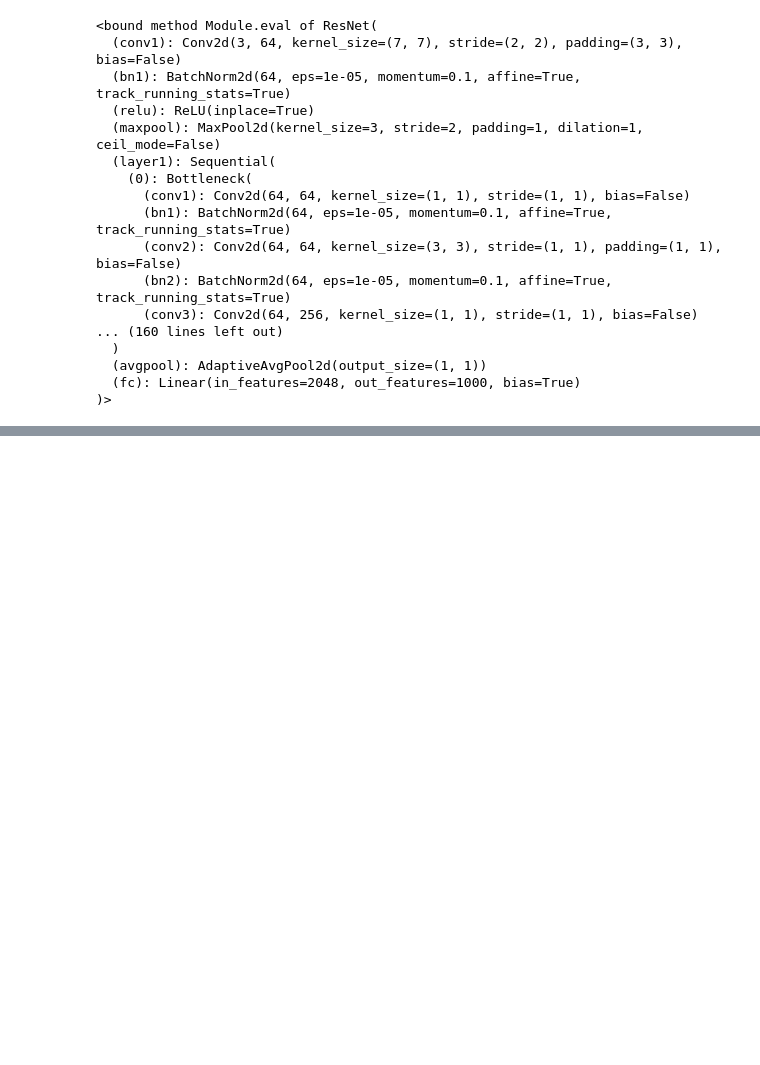
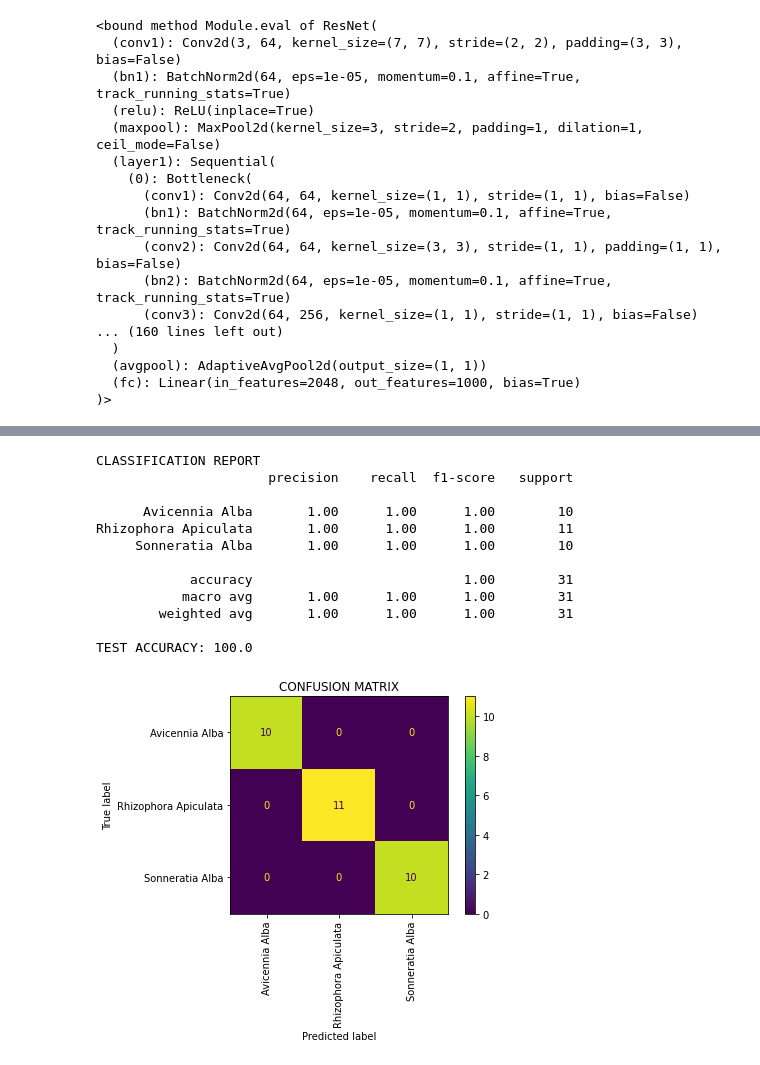
Before and after one commit to yussif-issah/css54FinalProject, a Jupyter notebook: mangrove_training.ipynb, the cells around one changed output, grey strips where cells are left out. Drawn from its saved outputs; the diff is of its cells as text; code cells hidden in the pictures; blank space fills up the shorter version.

Commit message:
added other cnn prertrained models and their computed metrics

```diff
--- a/mangrove_training.ipynb
+++ b/mangrove_training.ipynb
@@ -212,7 +142,14 @@ MobileNetV3(
 # %%
-ttransform = transforms.Compose([
+def testModel(model):
+    ttransform = transforms.Compose([
     transforms.Resize((224,224)),
     transforms.ToTensor(),
     ])
-test_data = datasets.ImageFolder(TEST_DATA_PATH,transform = ttransform)
-test_loader = DataLoader(test_data,batch_size=31,shuffle=False)
+    test_data = datasets.ImageFolder(TEST_DATA_PATH,transform = ttransform)
+    test_loader = DataLoader(test_data,batch_size=31,shuffle=False)
+
+    with torch.no_grad():
+        for inputs,labels in test_loader:
+            inputs, labels = inputs.to(device),labels.to(device)
+            preds = model(inputs)
+    return preds,labels
@@ -221,6 +156,12 @@ test_loader = DataLoader(test_data,batch_size=31,shuffle=False)
 # %%
-
-with torch.no_grad():
-    for inputs,labels in test_loader:
-        inputs, labels = inputs.to(device),labels.to(device)
-        preds = model(inputs)
+def computeMetrics(predictions,labels):
+    cm = confusion_matrix(labels.cpu().numpy(), predictions.cpu().numpy())
+    disp = ConfusionMatrixDisplay(confusion_matrix=cm,display_labels=test_loader.dataset.classes)
+    disp.plot()
+    plt.title("CONFUSION MATRIX")
+    plt.xticks(rotation=90)
+    report=  classification_report(labels.cpu().numpy(), predictions.cpu().numpy(),target_names=test_loader.dataset.classes)
+    print("CLASSIFICATION REPORT")
+    print(report)
+    test_accuracy = np.sum(labels.cpu().numpy()==predictions.cpu().numpy())/len(labels)
+    print(f"TEST ACCURACY: {test_accuracy*100}")
@@ -255,0 +168,6 @@ Rhizophora Apiculata       1.00      1.00      1.00        11
+# %%
+start = time.time()
+data_loaders,resnet_model = trainModel(10,64,0.001640,"resnet") #20,48,0.5,256,0.001640
+end = time.time()
+
+print(f"execution time {end-start}")
@@ -255,0 +192,18 @@ Rhizophora Apiculata       1.00      1.00      1.00        11
+# %%
+resnet_preds,labels = testModel(resnet_model)
+# %%
+computeMetrics(torch.max(resnet_preds,1).indices,labels)
+# %% [output]
+CLASSIFICATION REPORT
+                      precision    recall  f1-score   support
+
+      Avicennia Alba       1.00      1.00      1.00        10
+Rhizophora Apiculata       1.00      1.00      1.00        11
+     Sonneratia Alba       1.00      1.00      1.00        10
+
+            accuracy                           1.00        31
+           macro avg       1.00      1.00      1.00        31
+        weighted avg       1.00      1.00      1.00        31
+
+TEST ACCURACY: 100.0
+[figure, added]
```
Also changed, not shown: parts of 19 cells of this notebook, 1 other file.
